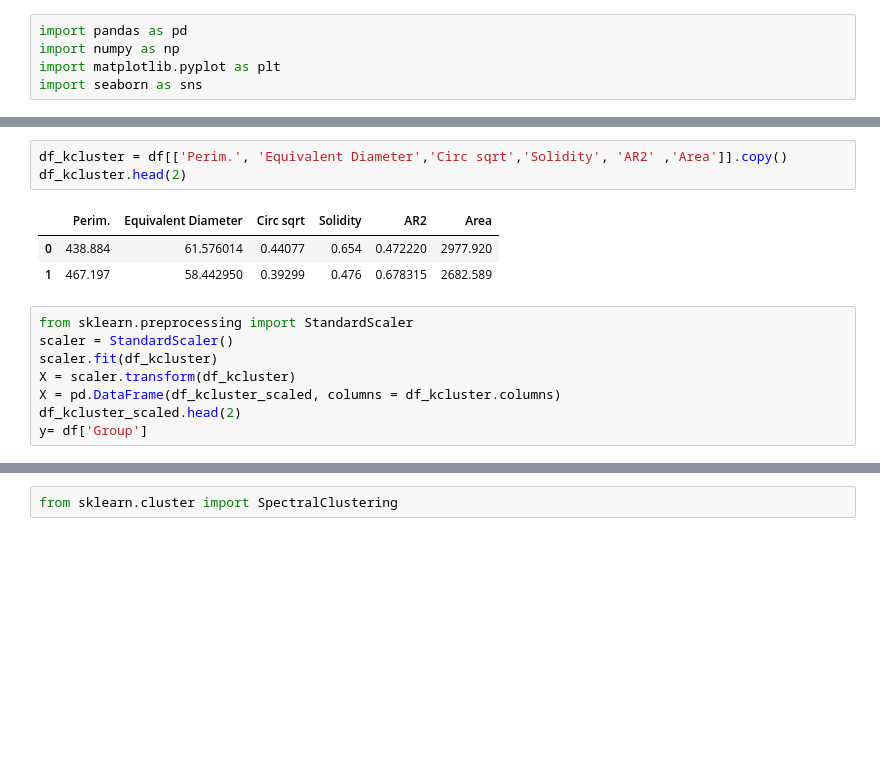
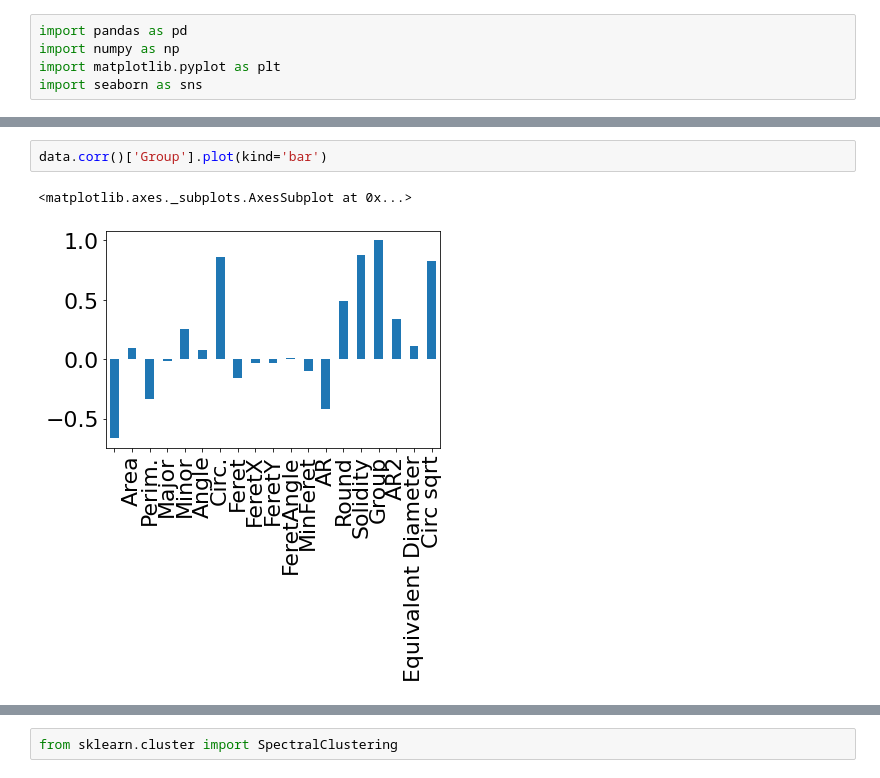
Before and after one commit to kozz84/particle_analysis, a Jupyter notebook: Size_distribution_100Hz_SpectralClustering.ipynb, the cells around one changed output, grey strips where cells are left out. Saved outputs shown, nothing was run; the diff lists cells and outputs as text; blank space fills up the shorter version.

```diff
--- a/Size_distribution_100Hz_SpectralClustering.ipynb
+++ b/Size_distribution_100Hz_SpectralClustering.ipynb
@@ -13,18 +13,8 @@ df.head(2)
 |  |  | Label | Area | Perim. | Major | Minor | Angle | Circ. | Feret | FeretX | FeretY | ... |
 | 0 | 169 | 210902_#4_100_30_1um_i002.tif:012... | 2977.920 | 438.884 | 94.390 | 40.169 | 85.995 | 0.194 | 113.371 | 102.0 | 147.0 | ... |
 | 1 | 169 | 210902_#5_100_20_1um_i005.tif:053... | 2682.589 | 467.197 | 67.979 | 50.245 | 9.165 | 0.154 | 109.253 | 1990.0 | 535.0 | ... |
-# %%
-df_kcluster = df[['Perim.', 'Equivalent Diameter','Circ sqrt','Solidity', 'AR2' ,'Area']].copy()
-df_kcluster.head(2)
-# %% [output]
-|  | Perim. | Equivalent Diameter | Circ sqrt | Solidity | AR2 | Area |
-| 0 | 438.884 | 61.576014 | 0.44077 | 0.654 | 0.472220 | 2977.920 |
-| 1 | 467.197 | 58.442950 | 0.39299 | 0.476 | 0.678315 | 2682.589 |
-# %%
-from sklearn.preprocessing import StandardScaler
-scaler = StandardScaler()
-scaler.fit(df_kcluster)
-X = scaler.transform(df_kcluster)
-X = pd.DataFrame(df_kcluster_scaled, columns = df_kcluster.columns)
-df_kcluster_scaled.head(2)
-y= df['Group']
+# %%
+data.corr()['Group'].plot(kind='bar')
+# %% [output]
+<matplotlib.axes._subplots.AxesSubplot at 0x...>
+[figure, added]
```
Also changed, not shown: parts of 15 cells of this notebook.
